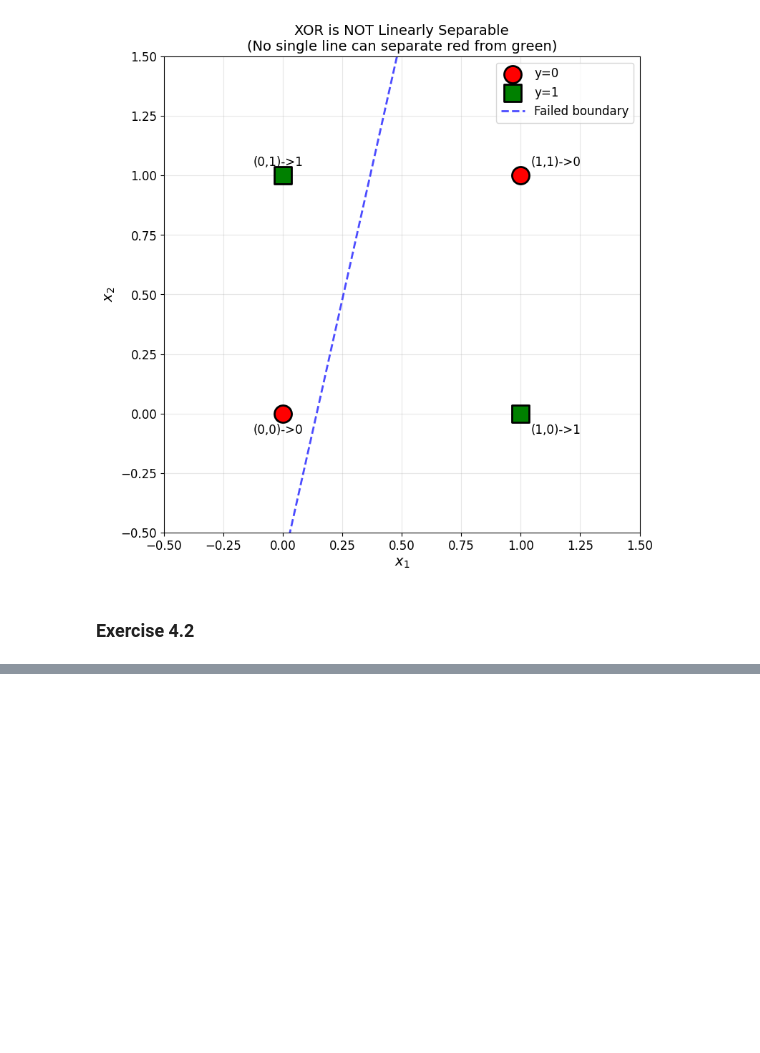
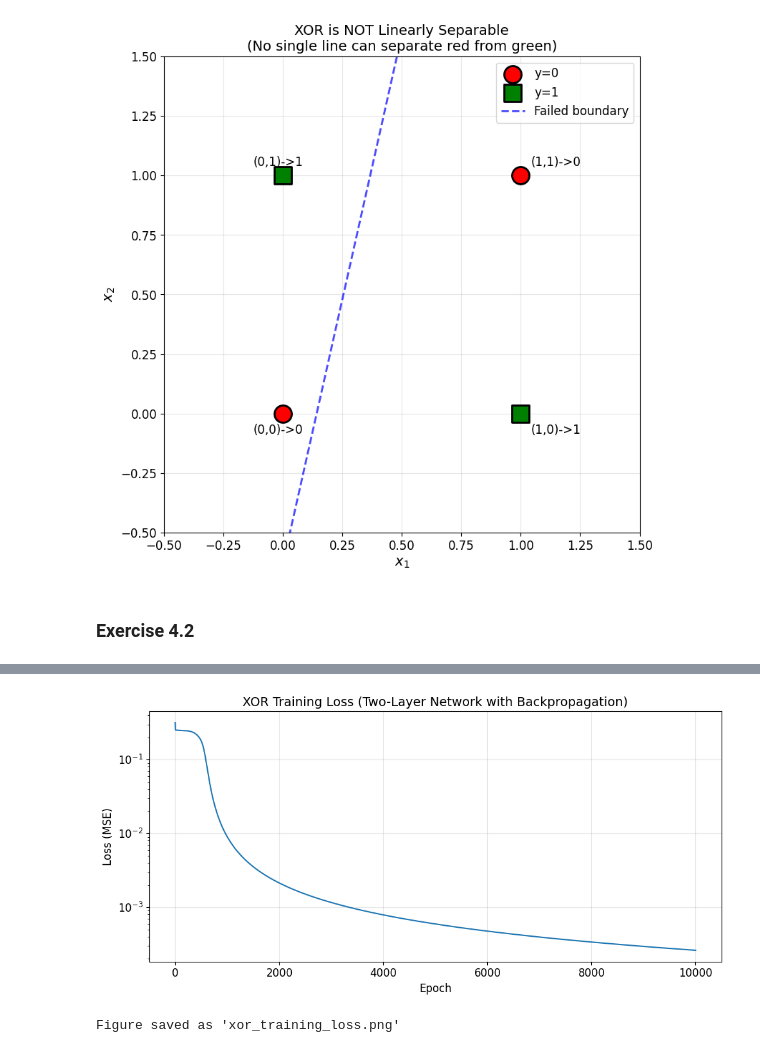
Before and after one commit to fionnmcgoldrick123/artificial_intelligence_lab, a Jupyter notebook: lab_1.ipynb, the cells around one changed output, grey strips where cells are left out. Saved outputs shown, nothing was run; the diff lists cells and outputs as text; code cells hidden in the pictures; blank space fills up the shorter version.

```diff
--- a/lab_1.ipynb
+++ b/lab_1.ipynb
@@ -653,0 +966,16 @@ print("Figure saved as 'linear_separability_comparison.png'")
+# %%
+# Plot training loss
+plt.figure(figsize=(10, 5))
+plt.plot(losses)
+plt.xlabel('Epoch', fontsize=12)
+plt.ylabel('Loss (MSE)', fontsize=12)
+plt.title('XOR Training Loss (Two-Layer Network with Backpropagation)', fontsize=14)
+plt.grid(True, alpha=0.3)
+plt.yscale('log')
+plt.tight_layout()
+plt.savefig('xor_training_loss.png', dpi=150, bbox_inches='tight')
+plt.show()
+print("Figure saved as 'xor_training_loss.png'")
+# %% [output]
+[figure, added]
+Figure saved as 'xor_training_loss.png'
```
Also changed, not shown: parts of 32 cells of this notebook, 5 other files.
